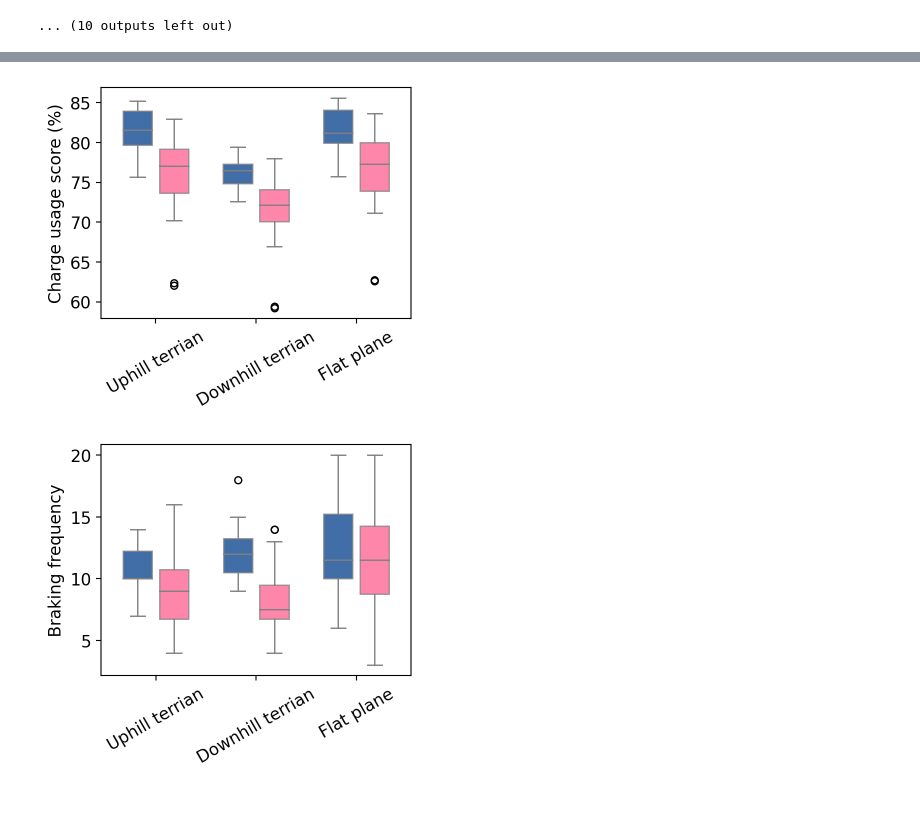
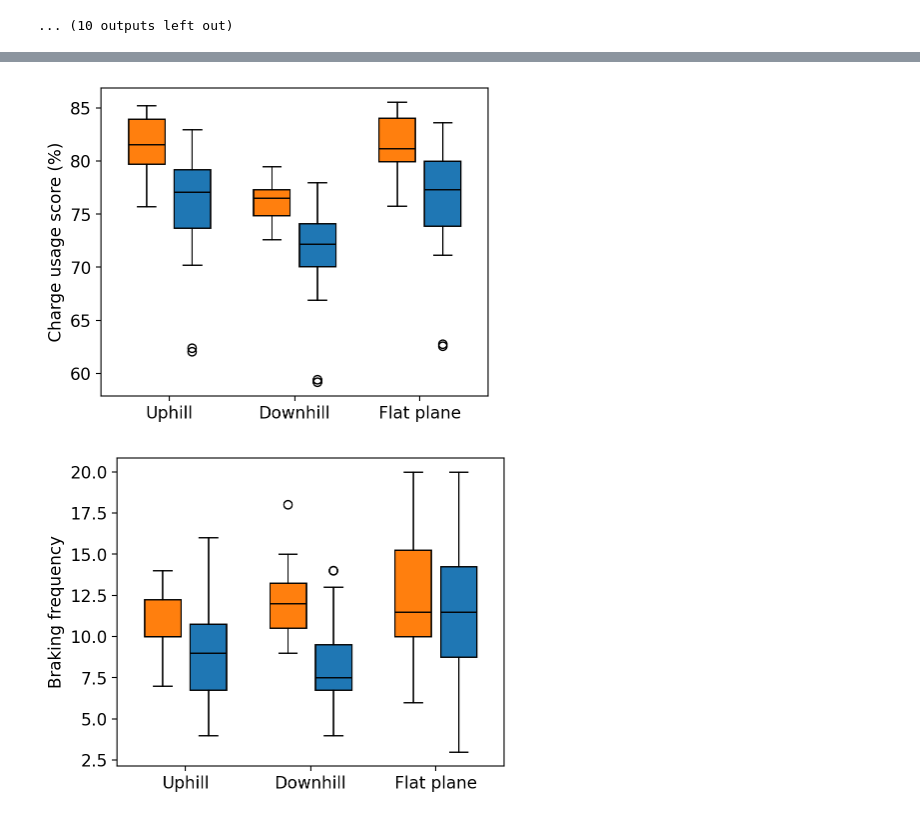
Before and after one commit to uwsunlab/EV-range-anxiety, a Jupyter notebook: misc/plot_gen_2.ipynb, the cells around one changed output, grey strips where cells are left out. Drawn from its saved outputs; the diff is of its cells as text; code cells hidden in the pictures.

```diff
--- a/misc/plot_gen_2.ipynb
+++ b/misc/plot_gen_2.ipynb
@@ -52,10 +52,9 @@ merged_info_data = pd.concat([info_data_2, info_data_test], ignore_index=True)
 sns.reset_orig()
 plt.rcdefaults()
 plt.rcParams['font.size'] = 12
-plt.rcParams['figure.figsize'] = (4, 3)
-colors = sns.color_palette("mako", as_cmap=True)
+plt.rcParams['figure.figsize'] = (5,4)
 
-sns.histplot(data=merged_info_data, x=merged_info_data["Relative_SOC_drop"], bins=15, kde=True, color='#09bc8a', edgecolor='grey')
+sns.histplot(data=merged_info_data, x=merged_info_data["Relative_SOC_drop"], bins=15, kde=True, color='C4')
 
 plt.xlabel('Charge usage score (%)')
 plt.ylabel('Frequency')
@@ -68,52 +67,39 @@ plt.show()
 # %%
 classifications = ['asser_Up', 'def_Up', 'asser_Down', 'def_Down', 'asser_Flat', 'def_Flat']
 soc_drop_values = {}
 
 for classification in classifications:
     indices = data1.index[data1['Classification'] == classification].tolist()
     if indices:
         soc_drop_values[classification] = info_data_2.loc[indices, 'Relative_SOC_drop'].values
 box_plot_data = pd.DataFrame({k: pd.Series(v) for k, v in soc_drop_values.items()})
 
 
 sns.reset_orig()
 plt.rcdefaults()
 plt.rcParams['font.size'] = 12
-fig, ax = plt.subplots(figsize=(4, 3))
+fig, ax = plt.subplots(figsize=(5, 4))
 positions = [1.5, 2.5, 4.25, 5.25, 7, 8]
 widths = [0.8] * len(classifications)
 
 box = ax.boxplot(box_plot_data, positions=positions, widths=widths, patch_artist=True)
-colors = ['#023e8a', '#ff5d8f', '#023e8a', '#ff5d8f', '#023e8a', '#ff5d8f']
+colors = ['C1', 'C0', 'C1', 'C0', 'C1', 'C0']
 
 for patch, color in zip(box['boxes'], colors):
     patch.set_facecolor(color)
-    patch.set_edgecolor('grey')
-    patch.set_alpha(0.75)
-
-for whisker in box['whiskers']:
-    whisker.set_color('grey')
-
-for cap in box['caps']:
-    cap.set_color('grey')
 
 for median in box['medians']:
-    median.set_color('grey')
-
-for flier in box['fliers']:
-    flier.set(marker='o', color='grey', alpha=1, markersize=5)
+    median.set_color('k')
 
 ax.set_ylabel('Charge usage score (%)')
 ax.set_xlim(0.5, 9)
 ax.set_xticks([2, 4.75, 7.5])
-ax.set_xticklabels(['Uphill terrian', 'Downhill terrian', 'Flat plane'])
-ax.tick_params(axis='x', labelrotation=30)
-
-
+ax.set_xticklabels(['Uphill', 'Downhill', 'Flat plane'])
+ax.tick_params(axis='x')
 # plt.savefig(PLOT_DIR \ 'classification_1.png', format='png', dpi=1000)
 plt.show()
 # %% [output]
-[figure, old version]
+[figure, new version]
 # %%
 classifications = ['asser_Up', 'def_Up', 'asser_Down', 'def_Down', 'asser_Flat', 'def_Flat']
 soc_drop_values = {}
@@ -127,39 +113,28 @@ box_plot_data = pd.DataFrame({k: pd.Series(v) for k, v in soc_drop_values.items(
 sns.reset_orig()
 plt.rcdefaults()
 plt.rcParams['font.size'] = 12
-fig, ax = plt.subplots(figsize=(4, 3))
+fig, ax = plt.subplots(figsize=(5, 4))
 positions = [1.5, 2.5, 4.25, 5.25, 7, 8]
 widths = [0.8] * len(classifications)
 
 box = ax.boxplot(box_plot_data, positions=positions, widths=widths, patch_artist=True)
-colors = ['#023e8a', '#ff5d8f', '#023e8a', '#ff5d8f', '#023e8a', '#ff5d8f']
+colors = ['C1', 'C0', 'C1', 'C0', 'C1', 'C0']
 
 for patch, color in zip(box['boxes'], colors):
     patch.set_facecolor(color)
-    patch.set_edgecolor('grey')
-    patch.set_alpha(0.75)
-
-for whisker in box['whiskers']:
-    whisker.set_color('grey')
-
-for cap in box['caps']:
-    cap.set_color('grey')
 
 for median in box['medians']:
-    median.set_color('grey')
-
-for flier in box['fliers']:
-    flier.set(marker='o', color='grey', alpha=1, markersize=5)
+    median.set_color('k')
 
 ax.set_ylabel('Braking frequency')
 ax.set_xlim(0.5, 9)
 ax.set_xticks([2, 4.75, 7.5])
-ax.set_xticklabels(['Uphill terrian', 'Downhill terrian', 'Flat plane'])
-ax.tick_params(axis='x', labelrotation=30)
+ax.set_xticklabels(['Uphill', 'Downhill', 'Flat plane'])
+ax.tick_params(axis='x')
 ##plt.savefig('plots\classification_1.png', format='png', dpi=1000)
 plt.show()
 # %% [output]
-[figure, old version]
+[figure, new version]
 # %%
 methods = [1, 2]
 soc_drop_values = {}
```
Also changed, not shown: parts of 8 cells of this notebook, 28 other files.
